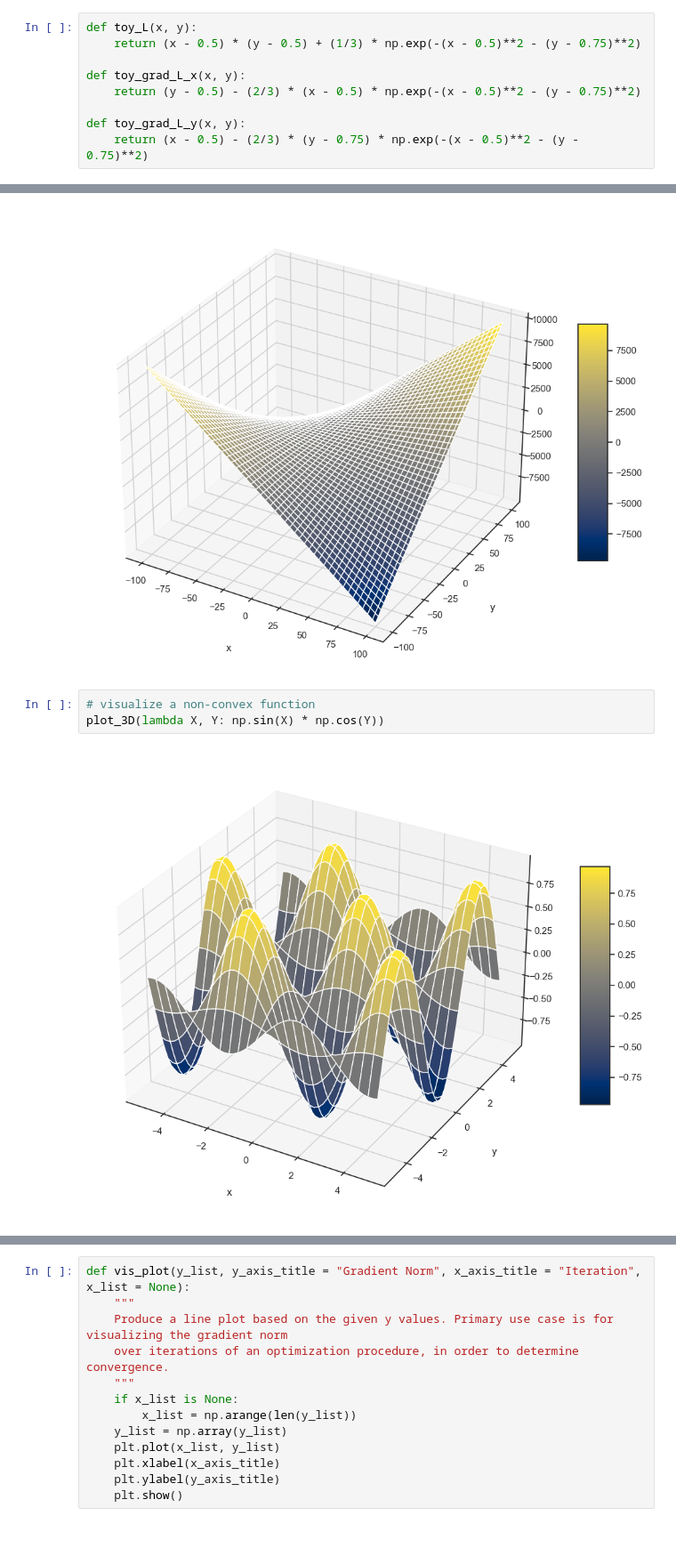
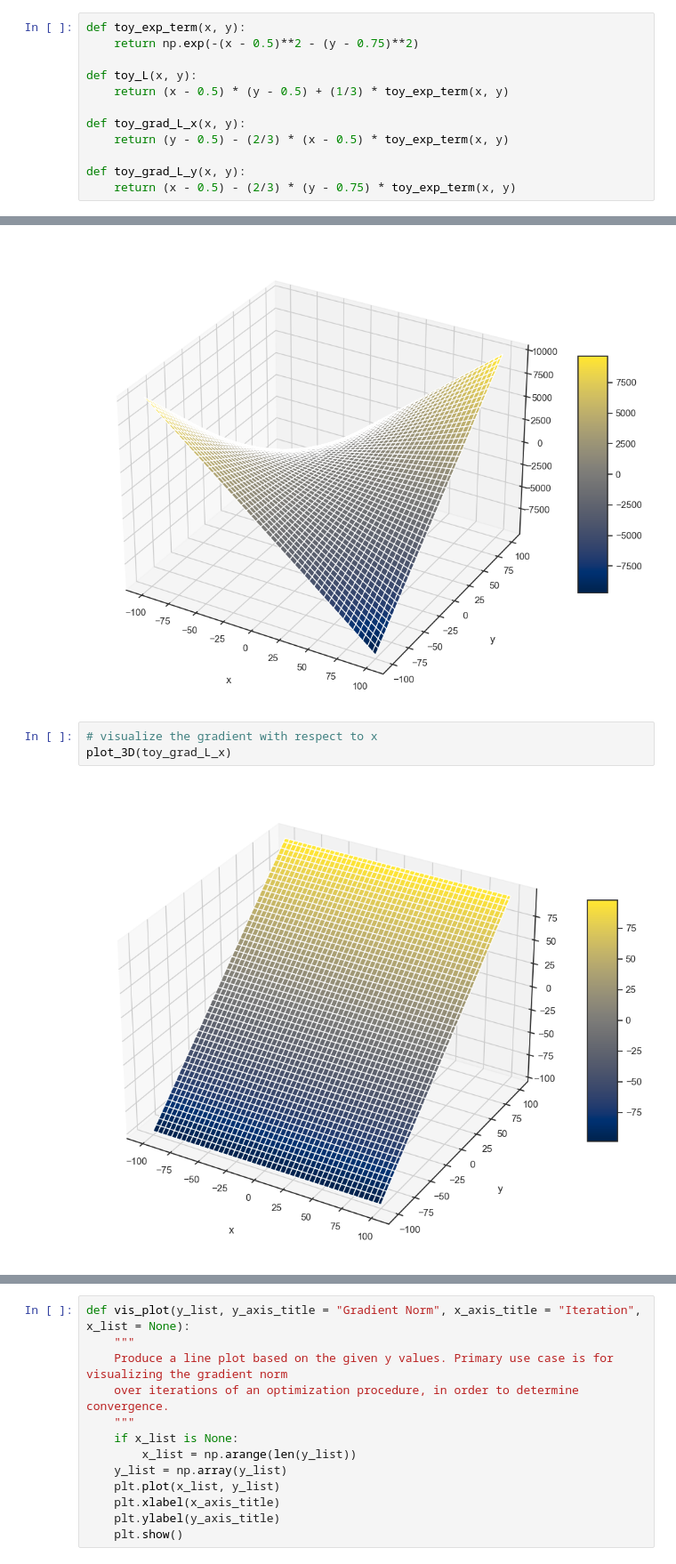
Before and after one commit to KataTech/OTFactorDiscovery, a Jupyter notebook: kai/optim.ipynb, the cells around one changed output, grey strips where cells are left out. Shown at 89% size. Cells and saved outputs as stored; diff of their text form; blank space fills up the shorter version.

```diff
--- a/kai/optim.ipynb
+++ b/kai/optim.ipynb
@@ -60,14 +61,17 @@ def itgw(L, grad_L, x_init, y_init, lr, epsilon=0.00001, max_iter = 100000):
 # %% [markdown]
 Set up our toy example function and visualize its landscape.
 # %%
+def toy_exp_term(x, y):
+    return np.exp(-(x - 0.5)**2 - (y - 0.75)**2)
+
 def toy_L(x, y):
-    return (x - 0.5) * (y - 0.5) + (1/3) * np.exp(-(x - 0.5)**2 - (y - 0.75)**2)
+    return (x - 0.5) * (y - 0.5) + (1/3) * toy_exp_term(x, y)
 
 def toy_grad_L_x(x, y):
-    return (y - 0.5) - (2/3) * (x - 0.5) * np.exp(-(x - 0.5)**2 - (y - 0.75)**2)
+    return (y - 0.5) - (2/3) * (x - 0.5) * toy_exp_term(x, y)
 
 def toy_grad_L_y(x, y):
-    return (x - 0.5) - (2/3) * (y - 0.75) * np.exp(-(x - 0.5)**2 - (y - 0.75)**2)
+    return (x - 0.5) - (2/3) * (y - 0.75) * toy_exp_term(x, y)
 # %%
 def plot_3D(f, x_list = None, y_list = None):
     """
@@ -97,8 +101,8 @@ def plot_3D(f, x_list = None, y_list = None):
 plot_3D(toy_L)
 # %% [output]
 [figure]
-# %%
-# visualize a non-convex function
-plot_3D(lambda X, Y: np.sin(X) * np.cos(Y))
-# %% [output]
-[figure, removed]
+# %%
+# visualize the gradient with respect to x
+plot_3D(toy_grad_L_x)
+# %% [output]
+[figure, added]
```
Also changed, not shown: parts of 4 cells of this notebook.
